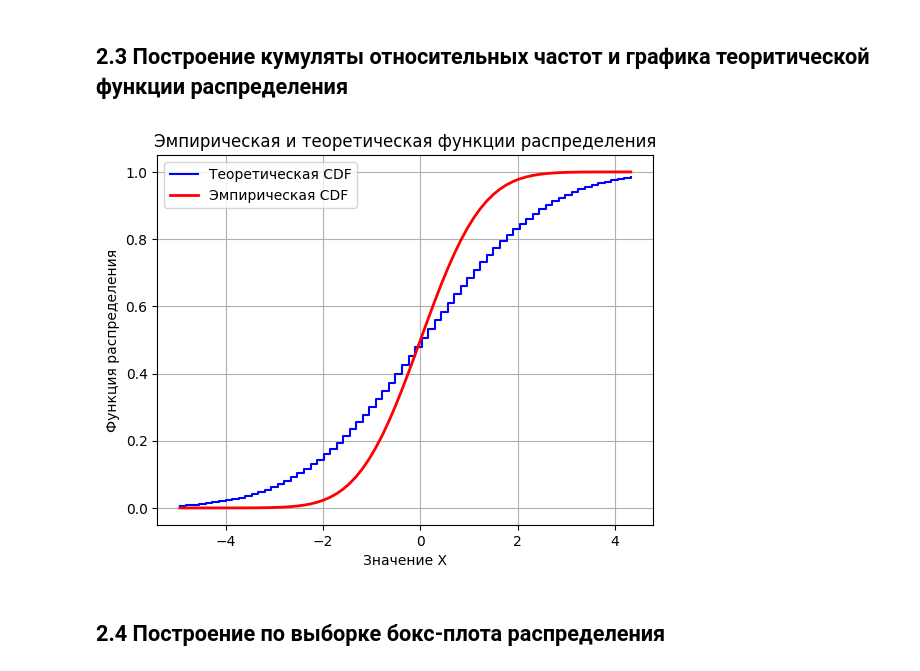
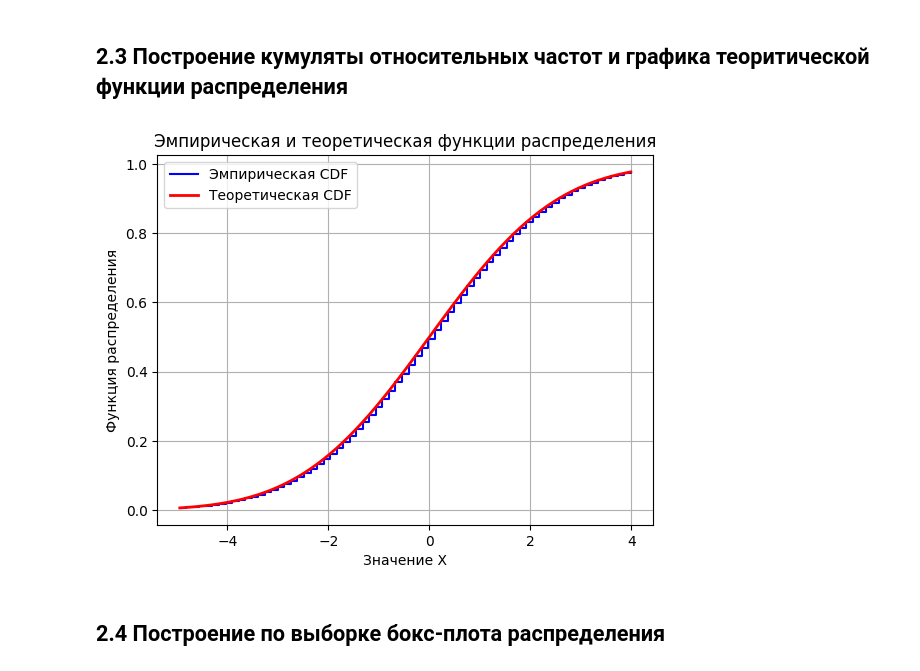
Before and after one commit to NozdryakovaMarina/sda, a Jupyter notebook: stat/stat_lab.ipynb, the cells around one changed output. Saved outputs shown, nothing was run; the diff lists cells and outputs as text; code cells hidden in the pictures.

```diff
--- a/stat/stat_lab.ipynb
+++ b/stat/stat_lab.ipynb
@@ -109,19 +119,19 @@ print(total_relative_frequency)
 # %% [markdown]
 ## 2.3 Построение кумуляты относительных частот и графика теоритической функции распределения
 # %%
-y = norm.cdf(x)
+y = norm.cdf(x, mu, math.sqrt(du))
 # plt.plot(x, y, color="purple")
-plt.step(x, cdf, where='post', label='Теоретическая CDF', color='blue')
-plt.plot(x, y, label='Эмпирическая CDF', color='red', linewidth=2)
+plt.step(x, y, where='post', label='Эмпирическая CDF', color='blue')
+plt.plot(x, cdf, label='Теоретическая CDF', color='red', linewidth=2)
 plt.xlabel('Значение X')
 plt.ylabel('Функция распределения')
 plt.title('Эмпирическая и теоретическая функции распределения')
 plt.legend()
 plt.grid(True)
 
 plt.show()
 # %% [output]
-[figure, old version]
+[figure, new version]
 # %% [markdown]
 ## 2.4 Построение по выборке бокс-плота распределения
 # %%
```
Also changed, not shown: parts of 16 cells of this notebook, 2 other files.
